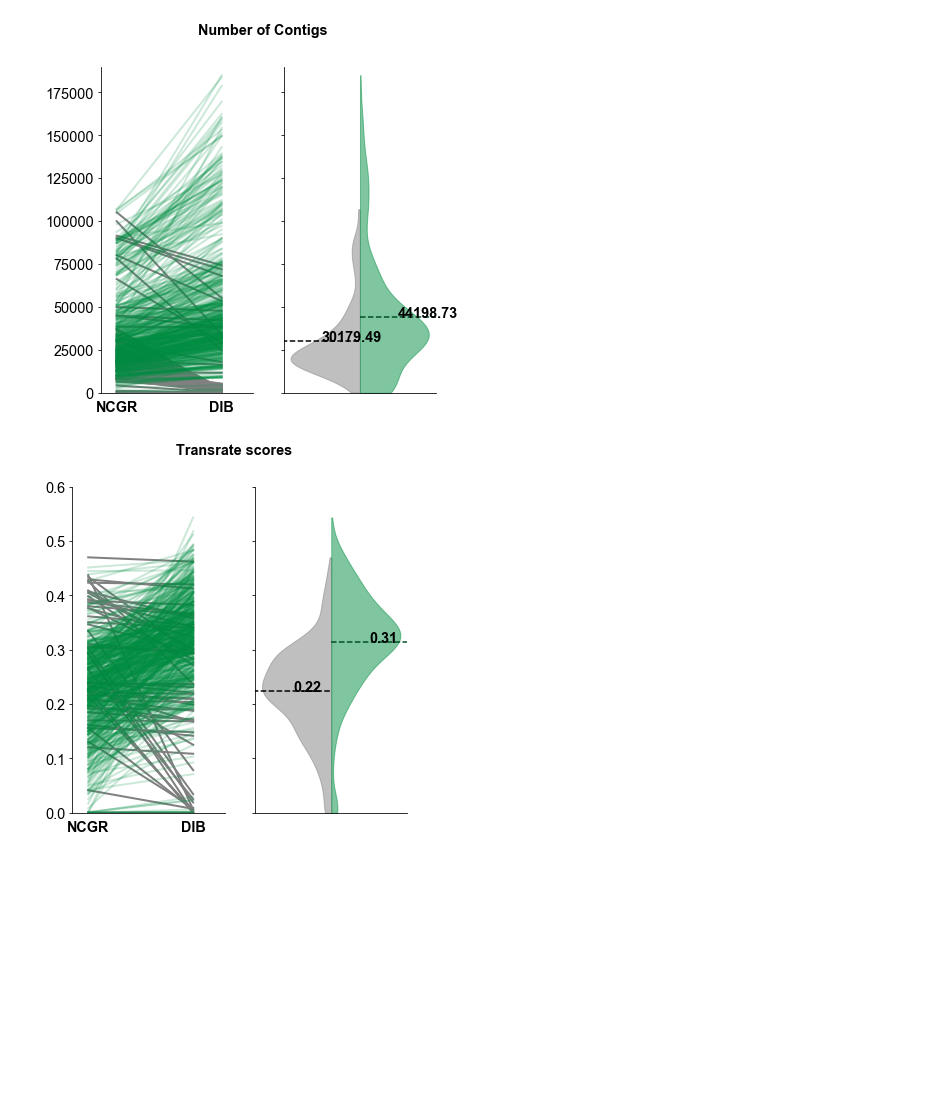
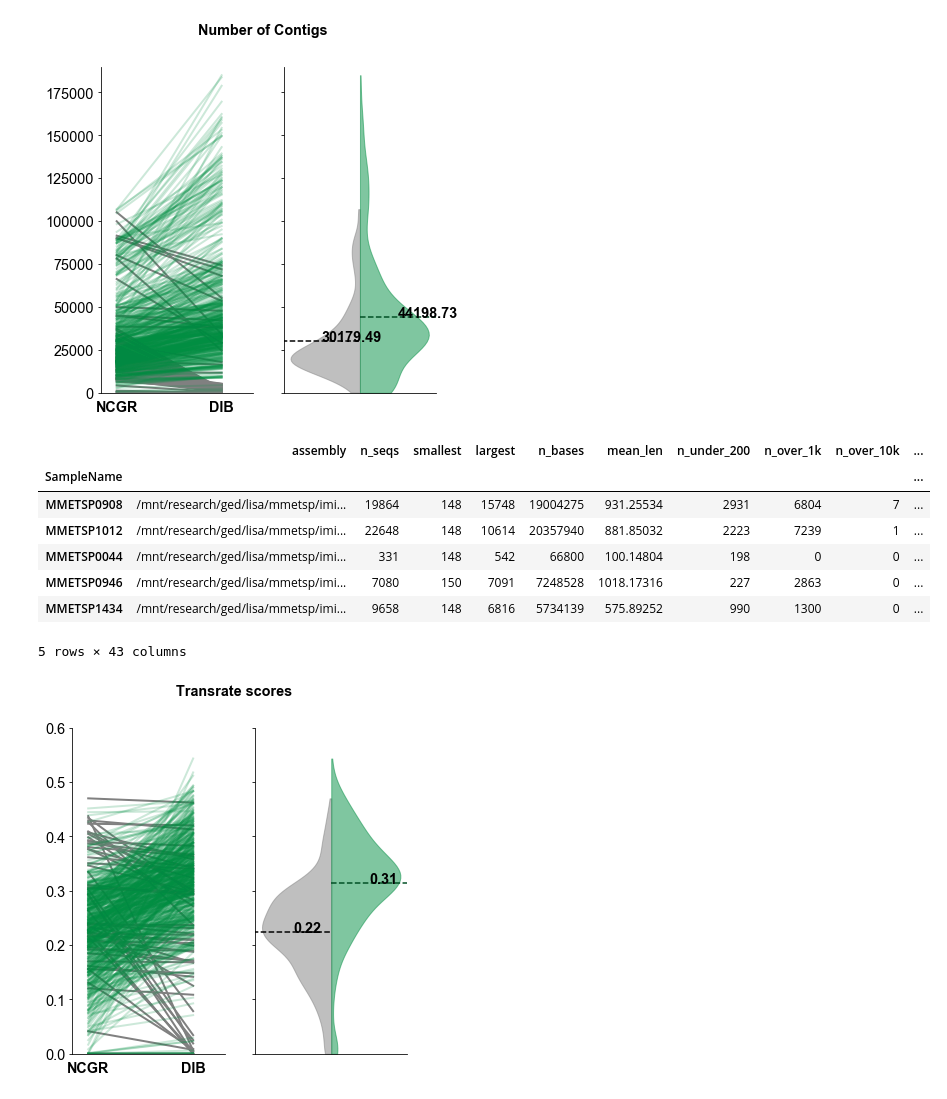
Before and after one commit to johnsolk/MMETSP, a Jupyter notebook: notebooks/GigaScience_Figures.ipynb, the cells around one changed output. Drawn from its saved outputs; the diff is of its cells as text; code cells hidden in the pictures; blank space fills up the shorter version.

```diff
--- a/notebooks/GigaScience_Figures.ipynb
+++ b/notebooks/GigaScience_Figures.ipynb
@@ -148,6 +148,17 @@ fig.savefig('../paper/n_contigs.pdf',bbox_inches="tight")
 fig.savefig('../paper/n_contigs.png',bbox_inches="tight")
 # %% [output]
 [figure]
+# %%
+ncgr_transrate_score.head()
+# %% [output]
+|  | assembly | n_seqs | smallest | largest | n_bases | mean_len | n_under_200 | n_over_1k | n_over_10k | ... |
+| SampleName |  |  |  |  |  |  |  |  |  | ... |
+| MMETSP0908 | /mnt/research/ged/lisa/mmetsp/imi... | 19864 | 148 | 15748 | 19004275 | 931.25534 | 2931 | 6804 | 7 | ... |
+| MMETSP1012 | /mnt/research/ged/lisa/mmetsp/imi... | 22648 | 148 | 10614 | 20357940 | 881.85032 | 2223 | 7239 | 1 | ... |
+| MMETSP0044 | /mnt/research/ged/lisa/mmetsp/imi... | 331 | 148 | 542 | 66800 | 100.14804 | 198 | 0 | 0 | ... |
+| MMETSP0946 | /mnt/research/ged/lisa/mmetsp/imi... | 7080 | 150 | 7091 | 7248528 | 1018.17316 | 227 | 2863 | 0 | ... |
+| MMETSP1434 | /mnt/research/ged/lisa/mmetsp/imi... | 9658 | 148 | 6816 | 5734139 | 575.89252 | 990 | 1300 | 0 | ... |
+5 rows × 43 columns
 # %%
 score,fig, ax = create_plots(ncgr_transrate_score,dib_transrate_score, 'score', 'Transrate scores',ymax=.6, ypos=0.55)
 savefig('../paper/transrate.png',bbox_inches="tight")
```
Also changed, not shown: parts of 1 cell of this notebook, 26 other files.
